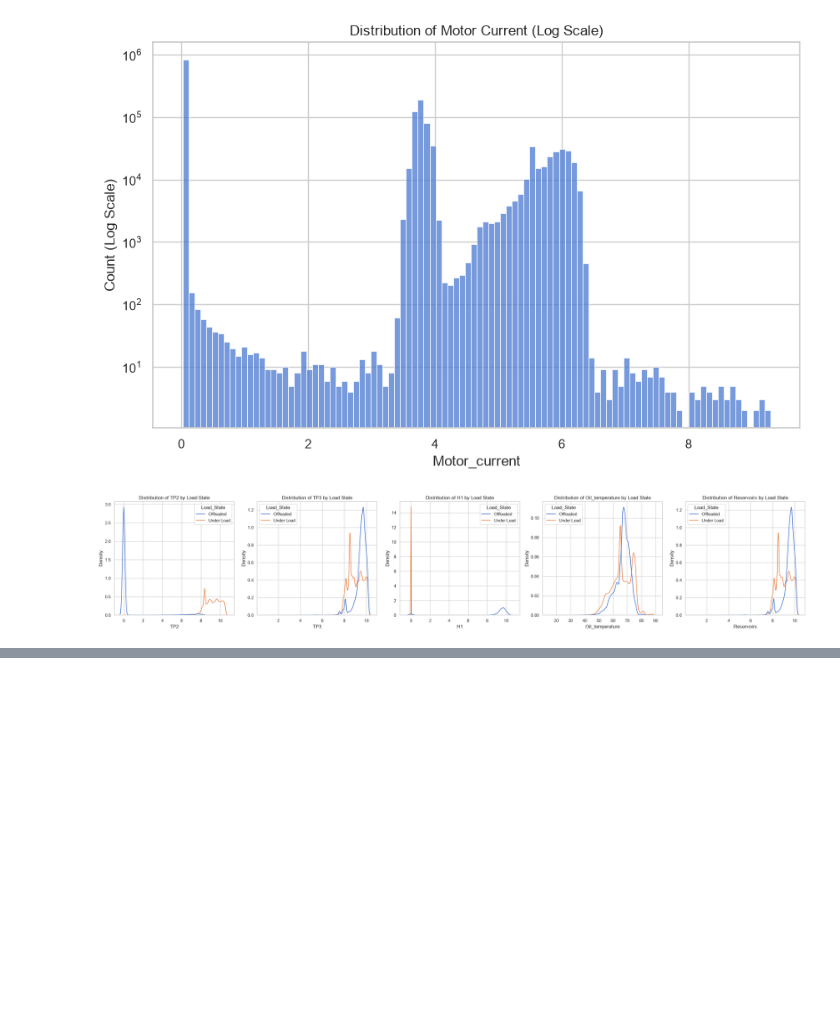
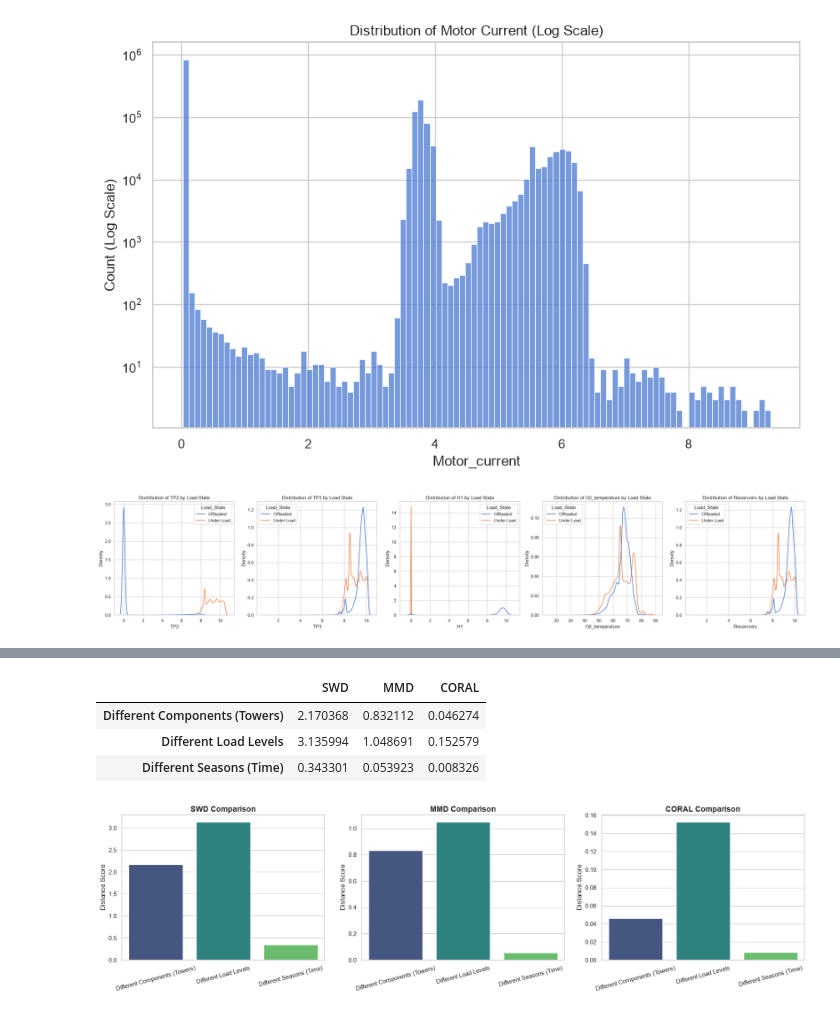
Before and after one commit to lollogiro/ai4i-transfer-learning-synthetic, a Jupyter notebook: stage1-data_exploration/metropt3.ipynb, the cells around one changed output, grey strips where cells are left out. Cells and saved outputs as stored; diff of their text form; code cells hidden in the pictures; blank space fills up the shorter version.

```diff
--- a/stage1-data_exploration/metropt3.ipynb
+++ b/stage1-data_exploration/metropt3.ipynb
@@ -393,0 +490,62 @@ plt.show()
+# %%
+print("\n--- Different Components ---\n")
+source_towers = df[df['Towers'] == 0]
+target_towers = df[df['Towers'] == 1]
+
+print(f"Source (Tower 1): {len(source_towers)} rows")
+print(f"Target (Tower 2): {len(target_towers)} rows")
+
+dist_towers = compute_distances(source_towers, target_towers, ANALOG_SENSORS)
+
+
+print ("\n--- Different Load States ---\n")
+df['Load_State'] = df['Motor_current'].apply(get_load_state)
+
+source_load = df[df['Load_State'] == 'Offloaded']
+target_load = df[df['Load_State'] == 'Under Load']
+
+print(f"Source (Offloaded): {len(source_load)} rows")
+print(f"Target (Under Load): {len(target_load)} rows")
+
+dist_load = compute_distances(source_load, target_load, ANALOG_SENSORS)
+
+
+print ("\n--- Different Time Intervals ---\n")
+
+source_time = df[df['Season'] == 'Spring']
+target_time = df[df['Season'] == 'Summer']
+
+print(f"Source (Spring): {len(source_time)} rows")
+print(f"Target (Summer): {len(target_time)} rows")
+
+dist_time = compute_distances(source_time, target_time, ANALOG_SENSORS)
+
+# Consolidate the dictionaries into a single results dictionary
+results = {
+    'Different Components (Towers)': dist_towers,
+    'Different Load Levels': dist_load,
+    'Different Seasons (Time)': dist_time
+}
+# 1. Create and display a beautiful DataFrame table
+results_df = pd.DataFrame(results).T
+print("=== Domain Distance Summary Table ===")
+display(results_df)
+# 2. Plot the results for visual comparison
+fig, axes = plt.subplots(1, 3, figsize=(18, 5))
+metrics = ['SWD', 'MMD', 'CORAL']
+for i, metric in enumerate(metrics):
+    sns.barplot(
+        x=results_df.index,
+        y=results_df[metric],
+        ax=axes[i],
+        palette='viridis',
+        hue=results_df.index,
+        legend=False
+    )
+    axes[i].set_title(f'{metric} Comparison', fontsize=14, fontweight='bold')
+    axes[i].set_ylabel('Distance Score')
+    axes[i].set_xlabel('')
+    axes[i].tick_params(axis='x', rotation=15)
+plt.tight_layout()
+plt.show()
+# %% [output]
@@ -393,0 +567,5 @@ plt.show()
+|  | SWD | MMD | CORAL |
+| Different Components (Towers) | 2.170368 | 0.832112 | 0.046274 |
+| Different Load Levels | 3.135994 | 1.048691 | 0.152579 |
+| Different Seasons (Time) | 0.343301 | 0.053923 | 0.008326 |
+[figure, added]
```
Also changed, not shown: parts of 10 cells of this notebook.
